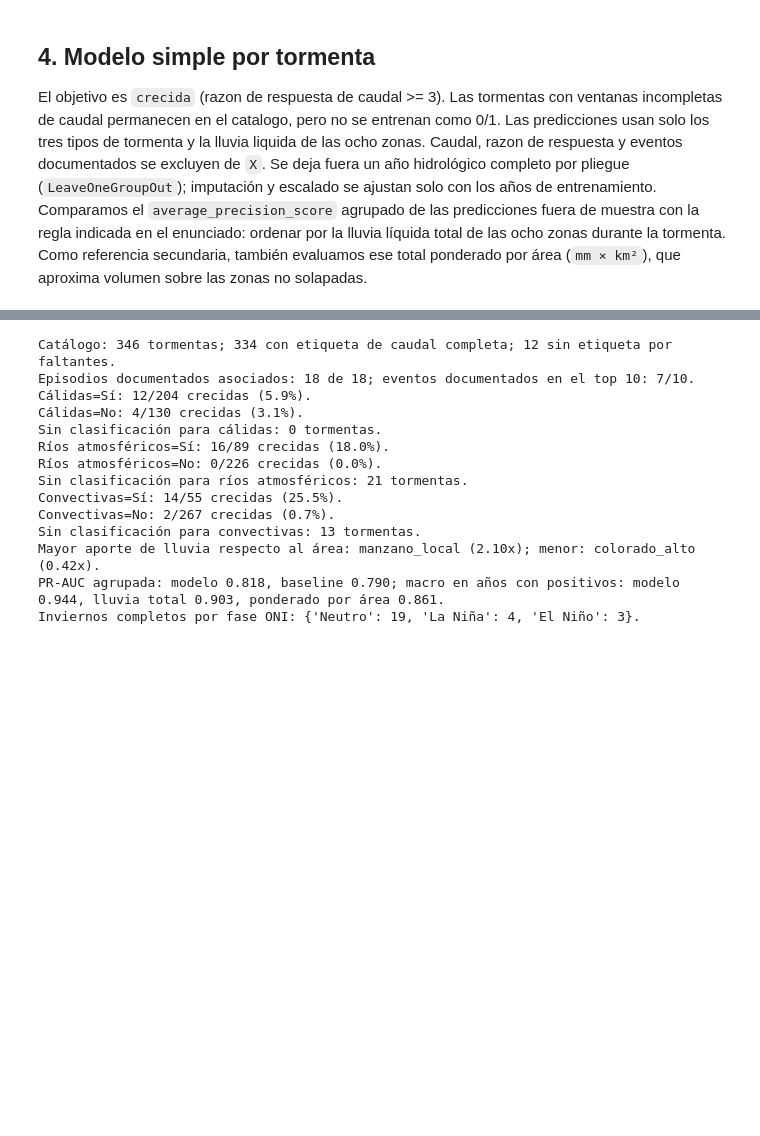
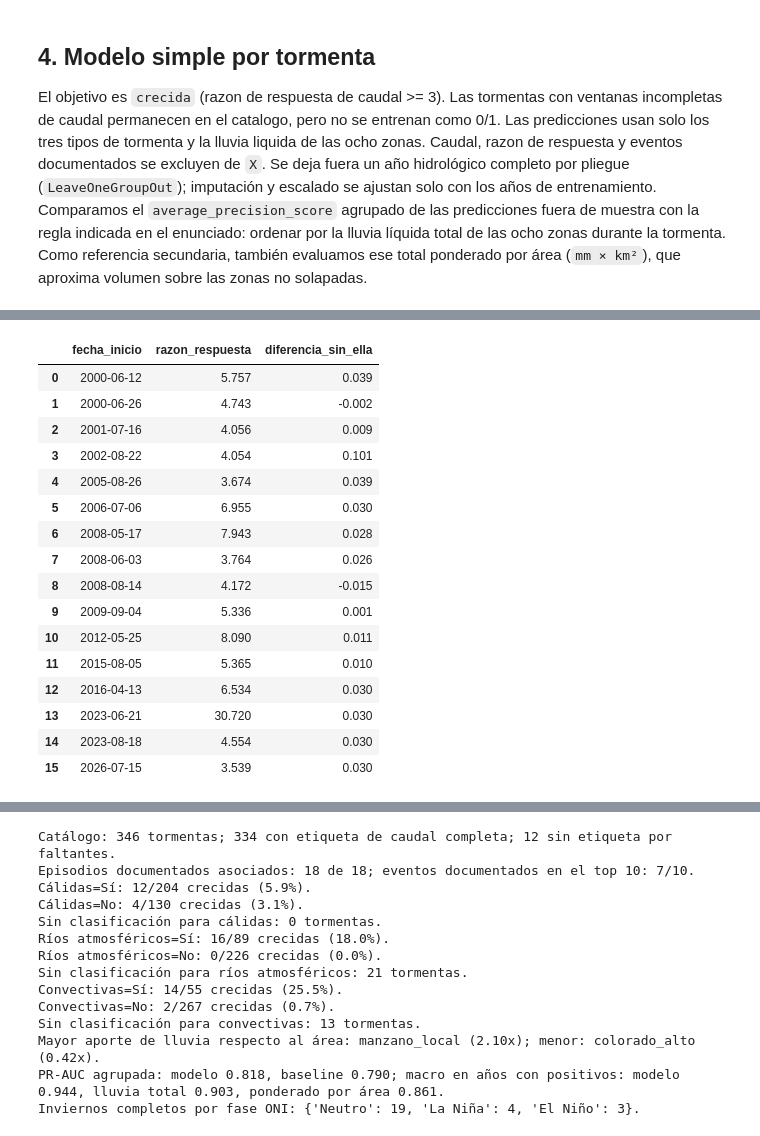
Before and after one commit to astroACR/REDTEAM-RioMaipo, a Jupyter notebook: nivel 3 hackathon.ipynb, the cells around one changed output, grey strips where cells are left out. Saved outputs shown, nothing was run; the diff lists cells and outputs as text; code cells hidden in the pictures; blank space fills up the shorter version.

```diff
--- a/nivel 3 hackathon.ipynb
+++ b/nivel 3 hackathon.ipynb
@@ -698,0 +727,76 @@ PR-AUC regla 'río atmosférico + lluvia líquida': 0.794 (modelo 0.818)
+# %%
+# Robustez de la etiqueta: ¿la ventaja del modelo sobrevive a definiciones razonables de "crecida"?
+def pr_auc_logo(X, y, grupos):
+    """PR-AUC de las predicciones LOGO agrupadas, con el mismo pipeline de la sección 4."""
+    oof = pd.Series(np.nan, index=X.index)
+    for indices_train, indices_test in LeaveOneGroupOut().split(X, y, groups=grupos):
+        oof.iloc[indices_test] = (nuevo_modelo().fit(X.iloc[indices_train], y.iloc[indices_train])
+                                  .predict_proba(X.iloc[indices_test])[:, 1])
+    return average_precision_score(y, oof)
+
+
+# 1) umbral de crecida: el enunciado fija razón >= 3; ¿qué pasa con umbrales vecinos?
+razon = catalogo_modelo["razon_respuesta"]
+filas_umbral = []
+for umbral in [2, 2.5, 3, 4, 5]:
+    y_umbral = razon.ge(umbral).astype(int)
+    filas_umbral.append({
+        "umbral_razon": umbral, "crecidas": int(y_umbral.sum()),
+        "pr_auc_modelo": pr_auc_logo(X, y_umbral, grupos),
+        "pr_auc_baseline": average_precision_score(y_umbral, baseline_lluvia_total),
+    })
+sensibilidad_umbral = pd.DataFrame(filas_umbral)
+sensibilidad_umbral["diferencia"] = sensibilidad_umbral["pr_auc_modelo"] - sensibilidad_umbral["pr_auc_baseline"]
+display(Markdown("### Sensibilidad al umbral de crecida"))
+display(sensibilidad_umbral.round(3))
+
+# 2) tormentas encadenadas: si una tormenta empieza <= 7 días después de que terminó la anterior, su referencia
+# de 7 días incluye días de esa tormenta: el caudal base viene elevado, el denominador se infla y la razón baja.
+# Alternativa: medir la referencia antes del inicio de la cadena (misma exigencia de 7 días con caudal).
+separacion = (catalogo["fecha_inicio"] - catalogo["fecha_fin"].shift()).dt.days
+encadenada = separacion.le(7)
+inicio_cadena = catalogo.groupby((~encadenada).cumsum())["fecha_inicio"].transform("min")
+q_dia = df.set_index("fecha")["q_m3s"]
+
+
+def mediana_7d_previa(inicio):
+    referencia = q_dia[inicio - pd.Timedelta(days=7): inicio - pd.Timedelta(days=1)].dropna()
+    return referencia.median() if len(referencia) == 7 else np.nan
+
+
+comparables = (catalogo.assign(razon_cadena=catalogo["q_max_respuesta_m3s"] / inicio_cadena.map(mediana_7d_previa))
+               .dropna(subset=["razon_respuesta", "razon_cadena"]).reset_index(drop=True))
+crecida_original = comparables["razon_respuesta"].ge(3)
+crecida_cadena = comparables["razon_cadena"].ge(3)
+y_cadena = crecida_cadena.astype(int)
+display(Markdown("### Tormentas encadenadas"))
+print(f"Tormentas que empiezan <= 7 días después de otra: {int(encadenada.sum())} de {len(catalogo)} "
+      f"(crecidas: {int((encadenada & catalogo['crecida'].eq(True)).sum())} de {int(catalogo['crecida'].eq(True).sum())})")
+print(f"Referencia al inicio de la cadena ({len(comparables)} tormentas comparables): crecidas "
+      f"{int(crecida_original.sum())} -> {int(crecida_cadena.sum())} (ganan {int((crecida_cadena & ~crecida_original).sum())}, "
+      f"pierden {int((crecida_original & ~crecida_cadena).sum())}) | todas río atmosférico: "
+      f"{bool(comparables.loc[crecida_cadena, 'rio_atmosferico'].eq(True).all())}")
+print(f"PR-AUC con esa etiqueta: modelo "
+      f"{pr_auc_logo(matriz_X(comparables), y_cadena, comparables['fecha_inicio'].map(anio_por_fecha)):.3f} "
+      f"vs baseline {average_precision_score(y_cadena, comparables['p_liq_total_zonas_mm']):.3f}")
+display(comparables.loc[crecida_original != crecida_cadena, [
+    "fecha_inicio", "fecha_fin", "razon_respuesta", "razon_cadena", "rio_atmosferico", "evento_documentado",
+]].round(2))
+
+# 3) quitar una crecida a la vez: ¿la diferencia depende de una sola tormenta?
+filas_sin_una = []
+for indice in y.index[y.eq(1)]:
+    resto = y.index != indice
+    filas_sin_una.append({
+        "fecha_inicio": catalogo_modelo.at[indice, "fecha_inicio"].date(),
+        "razon_respuesta": razon[indice],
+        "diferencia_sin_ella": pr_auc_logo(X[resto], y[resto], grupos[resto])
+                               - average_precision_score(y[resto], baseline_lluvia_total[resto]),
+    })
+sin_una_crecida = pd.DataFrame(filas_sin_una)
+display(Markdown("### Quitar una crecida a la vez"))
+print(f"Diferencia modelo - baseline al quitar una crecida: de {sin_una_crecida['diferencia_sin_ella'].min():+.3f} "
+      f"a {sin_una_crecida['diferencia_sin_ella'].max():+.3f}; "
+      f"el baseline gana en {int(sin_una_crecida['diferencia_sin_ella'].lt(0).sum())} de {len(sin_una_crecida)} casos")
+display(sin_una_crecida.round(3))
+# %% [output]
@@ -698,0 +821,17 @@ PR-AUC regla 'río atmosférico + lluvia líquida': 0.794 (modelo 0.818)
+|  | fecha_inicio | razon_respuesta | diferencia_sin_ella |
+| 0 | 2000-06-12 | 5.757 | 0.039 |
+| 1 | 2000-06-26 | 4.743 | -0.002 |
+| 2 | 2001-07-16 | 4.056 | 0.009 |
+| 3 | 2002-08-22 | 4.054 | 0.101 |
+| 4 | 2005-08-26 | 3.674 | 0.039 |
+| 5 | 2006-07-06 | 6.955 | 0.030 |
+| 6 | 2008-05-17 | 7.943 | 0.028 |
+| 7 | 2008-06-03 | 3.764 | 0.026 |
+| 8 | 2008-08-14 | 4.172 | -0.015 |
+| 9 | 2009-09-04 | 5.336 | 0.001 |
+| 10 | 2012-05-25 | 8.090 | 0.011 |
+| 11 | 2015-08-05 | 5.365 | 0.010 |
+| 12 | 2016-04-13 | 6.534 | 0.030 |
+| 13 | 2023-06-21 | 30.720 | 0.030 |
+| 14 | 2023-08-18 | 4.554 | 0.030 |
+| 15 | 2026-07-15 | 3.539 | 0.030 |
```
Also changed, not shown: parts of 8 cells of this notebook, 1 other file.
